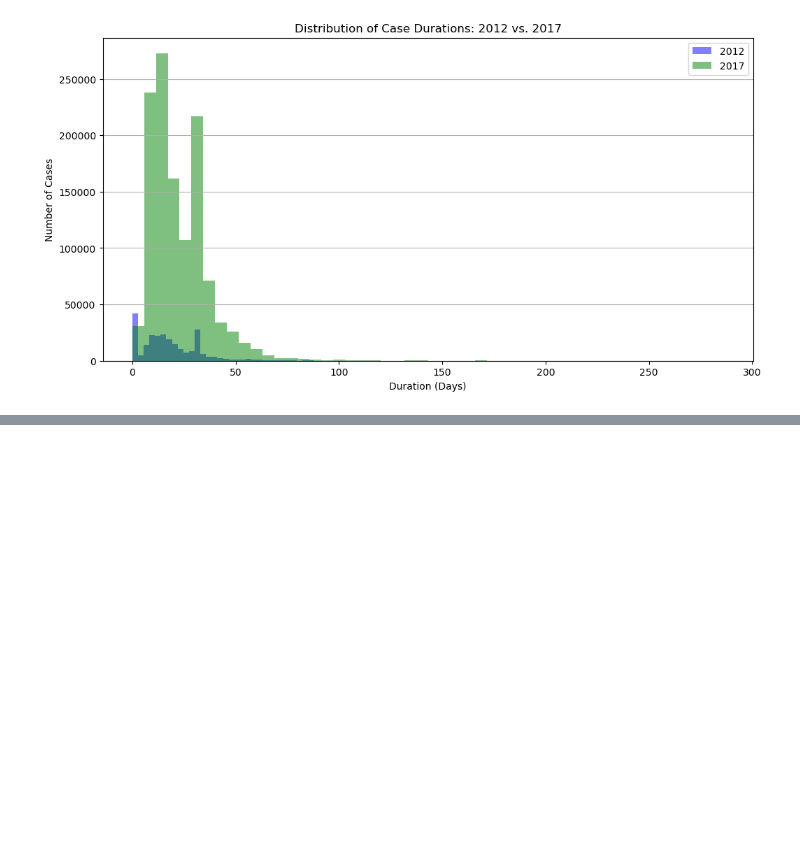
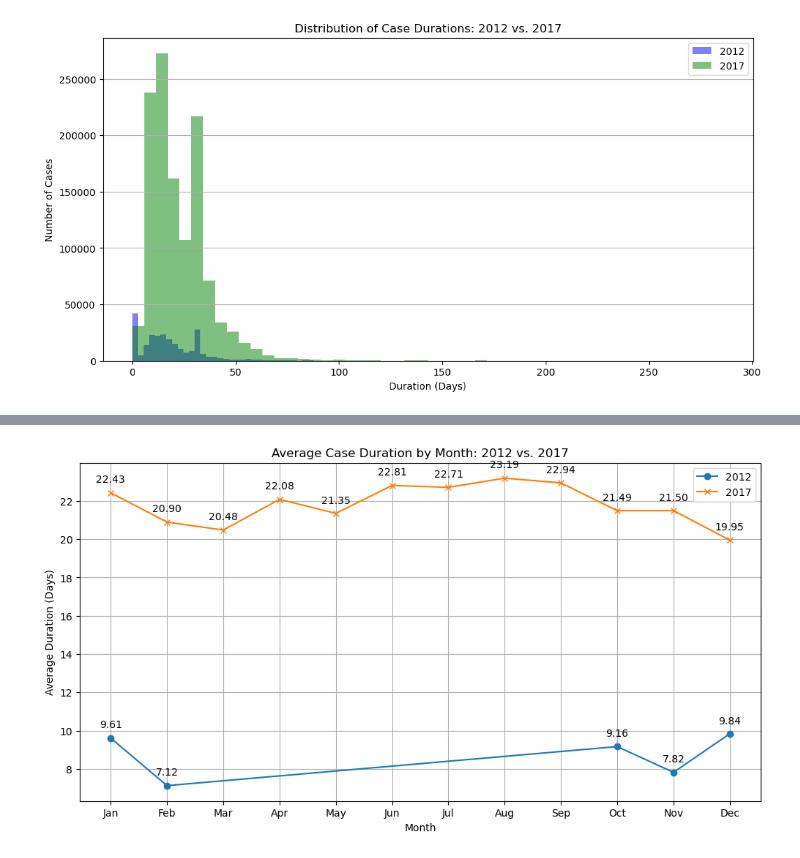
Before and after one commit to AlexRaudvee/Process_Mining_1, a Jupyter notebook: visualizations.ipynb, the cells around one changed output, grey strips where cells are left out. Cells and saved outputs as stored; diff of their text form; code cells hidden in the pictures; blank space fills up the shorter version.

```diff
--- a/visualizations.ipynb
+++ b/visualizations.ipynb
@@ -228,0 +276,36 @@ plt.show()
+# %%
+# Function to calculate monthly average duration
+def calculate_monthly_avg_duration(df):
+    df_sorted = df.sort_values(by=['case:concept:name', 'time:timestamp'])
+    case_start_end = df_sorted.groupby('case:concept:name')['time:timestamp'].agg([min, max])
+    case_start_end['duration'] = (case_start_end['max'] - case_start_end['min']).dt.total_seconds() / (60 * 60 * 24)
+    case_start_end['month'] = case_start_end['min'].dt.month  # Extract month from start time
+    monthly_avg_duration = case_start_end.groupby('month')['duration'].mean()
+    return monthly_avg_duration
+
+# Calculate monthly average duration for both years
+monthly_avg_duration_2012 = calculate_monthly_avg_duration(df_2012)
+monthly_avg_duration_2017 = calculate_monthly_avg_duration(df_2017)
+
+# Plotting
+plt.figure(figsize=(12, 6))
+line_2012, = plt.plot(monthly_avg_duration_2012.index, monthly_avg_duration_2012.values, label='2012', marker='o')
+line_2017, = plt.plot(monthly_avg_duration_2017.index, monthly_avg_duration_2017.values, label='2017', marker='x')
+
+# Annotating each point on the 2012 line
+for i, txt in enumerate(monthly_avg_duration_2012.values):
+    plt.annotate(f'{txt:.2f}', (monthly_avg_duration_2012.index[i], monthly_avg_duration_2012.values[i]), textcoords="offset points", xytext=(0,10), ha='center')
+
+# Annotating each point on the 2017 line
+for i, txt in enumerate(monthly_avg_duration_2017.values):
+    plt.annotate(f'{txt:.2f}', (monthly_avg_duration_2017.index[i], monthly_avg_duration_2017.values[i]), textcoords="offset points", xytext=(0,10), ha='center')
+
+plt.title('Average Case Duration by Month: 2012 vs. 2017')
+plt.xlabel('Month')
+plt.ylabel('Average Duration (Days)')
+plt.xticks(range(1, 13), ['Jan', 'Feb', 'Mar', 'Apr', 'May', 'Jun', 'Jul', 'Aug', 'Sep', 'Oct', 'Nov', 'Dec'])
+plt.legend(handles=[line_2012, line_2017])
+plt.grid(True)
+plt.show()
+# %% [output]
+[figure, added]
```
Also changed, not shown: parts of 5 cells of this notebook.
